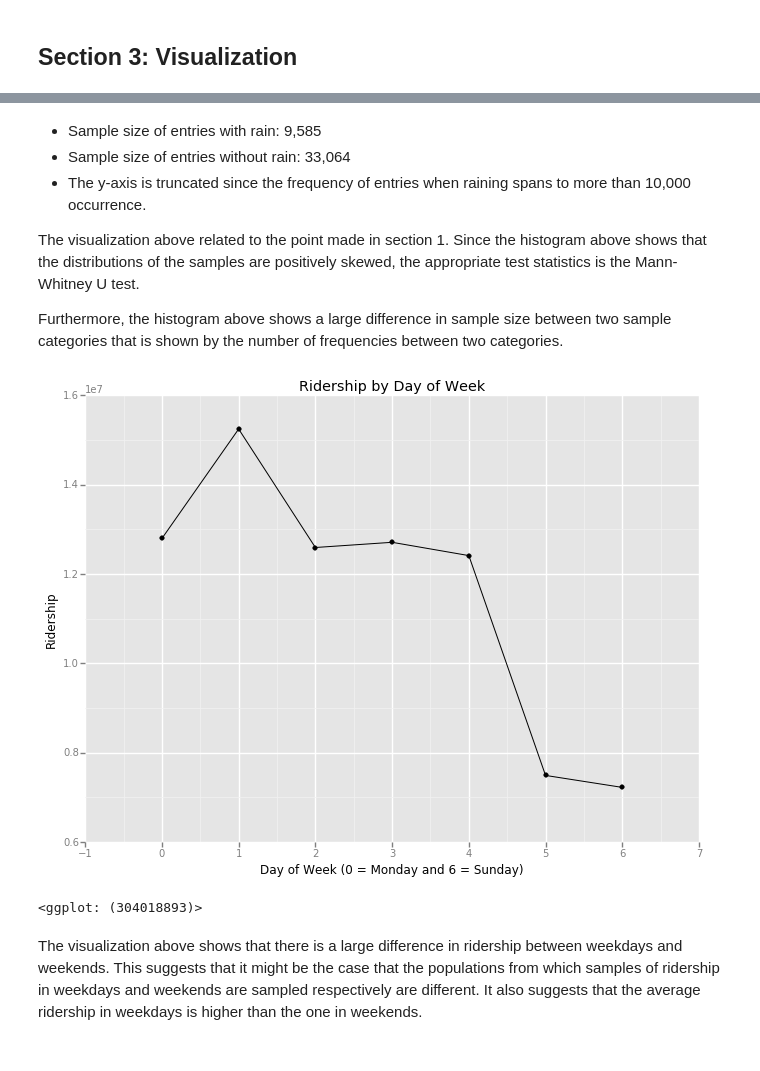
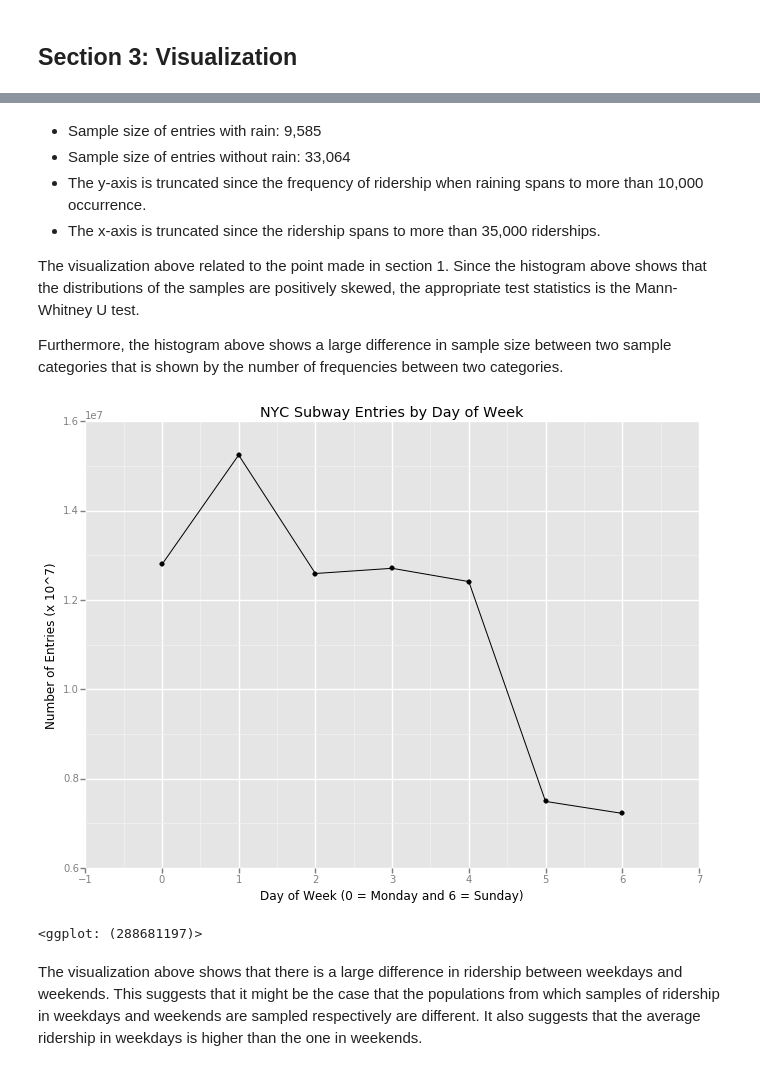
Before and after one commit to WisnuMulya/dataanalyst-nanodegree-nyc-subway, a Jupyter notebook: dand-nyc-subway.ipynb, the cells around one changed output, grey strips where cells are left out. Cells and saved outputs as stored; diff of their text form; code cells hidden in the pictures.

```diff
--- a/dand-nyc-subway.ipynb
+++ b/dand-nyc-subway.ipynb
@@ -174,7 +175,8 @@ Sample size of entries without rain:  33064
 # %% [markdown]
 - Sample size of entries with rain: 9,585
 - Sample size of entries without rain: 33,064
-- The y-axis is truncated since the frequency of entries when raining spans to more than 10,000 occurrence.
+- The y-axis is truncated since the frequency of ridership when raining spans to more than 10,000 occurrence.
+- The x-axis is truncated since the ridership spans to more than 35,000 riderships.
 
 The visualization above related to the point made in section 1. Since the histogram above shows that the distributions of the samples are positively skewed, the appropriate test statistics is the Mann-Whitney U test.
 
@@ -182,11 +184,12 @@ Furthermore, the histogram above shows a large difference in sample size between
 # %%
 entries_and_day = dataFrame[['day_week', 'ENTRIESn_hourly']].groupby('day_week',\
                       as_index=False).sum()
 ggplot(entries_and_day, aes('day_week', 'ENTRIESn_hourly')) + geom_point() + geom_line() +\
-xlab('Day of Week (0 = Monday and 6 = Sunday)') + ylab('Ridership') + ggtitle('Ridership by Day of Week')
+xlab('Day of Week (0 = Monday and 6 = Sunday)') + ylab('Number of Entries (x 10^7)') +\
+ggtitle('NYC Subway Entries by Day of Week')
 # %% [output]
-[figure, old version]
+[figure, new version]
-<ggplot: (304018893)>
+<ggplot: (288681197)>
 # %% [markdown]
 The visualization above shows that there is a large difference in ridership between weekdays and weekends. This suggests that it might be the case that the populations from which samples of ridership in weekdays and weekends are sampled respectively are different. It also suggests that the average ridership in weekdays is higher than the one in weekends.
 # %% [markdown]
```
Also changed, not shown: parts of 2 cells of this notebook, 1 other file.
